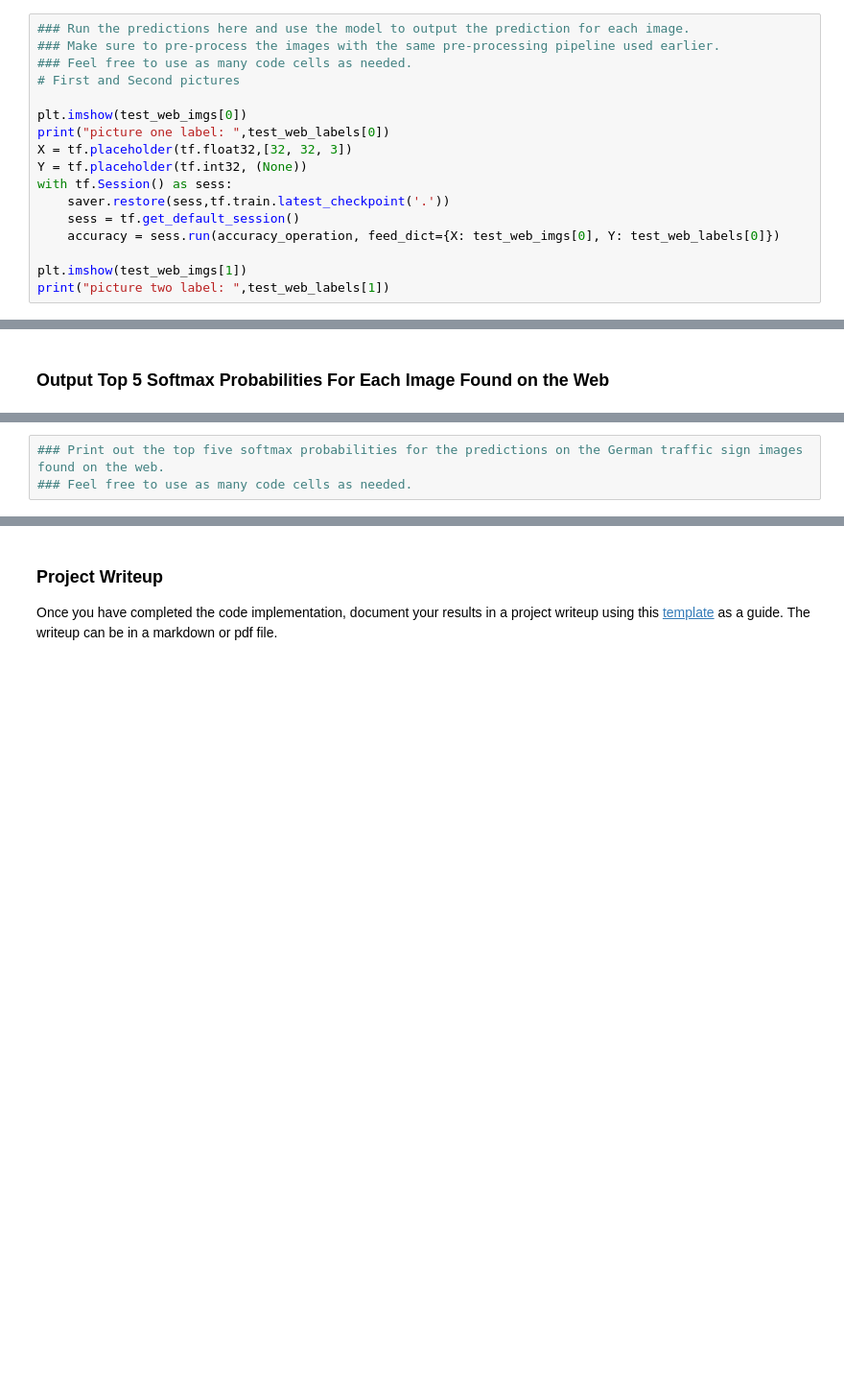
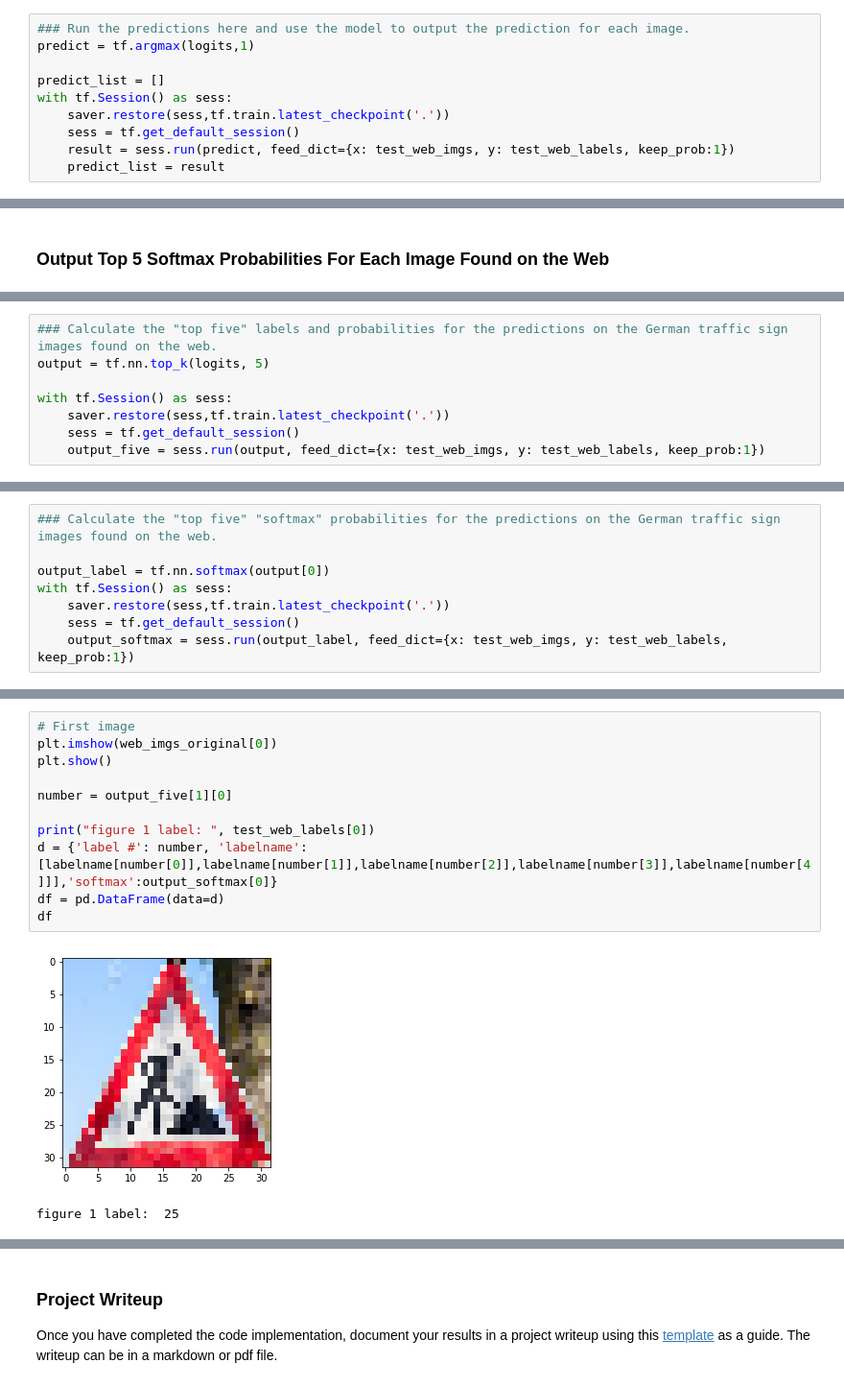
Before and after one commit to BoYuHuang1117/Practical-Autonomous, a Jupyter notebook: traffic sign/Traffic_Sign_Classifier.ipynb, the cells around one changed output, grey strips where cells are left out. Shown: that part at 96% size. Saved outputs shown, nothing was run; the diff lists cells and outputs as text; blank space fills up the shorter version.

```diff
--- a/traffic sign/Traffic_Sign_Classifier.ipynb
+++ b/traffic sign/Traffic_Sign_Classifier.ipynb
@@ -535,18 +499,11 @@ for path in web_img_paths:
 ### Predict the Sign Type for Each Image
 # %%
 ### Run the predictions here and use the model to output the prediction for each image.
-### Make sure to pre-process the images with the same pre-processing pipeline used earlier.
-### Feel free to use as many code cells as needed.
-# First and Second pictures
+predict = tf.argmax(logits,1)
 
-plt.imshow(test_web_imgs[0])
-print("picture one label: ",test_web_labels[0])
-X = tf.placeholder(tf.float32,[32, 32, 3])
-Y = tf.placeholder(tf.int32, (None))
+predict_list = []
 with tf.Session() as sess:
     saver.restore(sess,tf.train.latest_checkpoint('.'))
     sess = tf.get_default_session()
-    accuracy = sess.run(accuracy_operation, feed_dict={X: test_web_imgs[0], Y: test_web_labels[0]})
-
-plt.imshow(test_web_imgs[1])
-print("picture two label: ",test_web_labels[1])
+    result = sess.run(predict, feed_dict={x: test_web_imgs, y: test_web_labels, keep_prob:1})
+    predict_list = result
@@ -640,0 +629,8 @@ Looking just at the first row we get `[ 0.34763842,  0.24879643,  0.12789202]`,
+# %%
+### Calculate the "top five" labels and probabilities for the predictions on the German traffic sign images found on the web.
+output = tf.nn.top_k(logits, 5)
+
+with tf.Session() as sess:
+    saver.restore(sess,tf.train.latest_checkpoint('.'))
+    sess = tf.get_default_session()
+    output_five = sess.run(output, feed_dict={x: test_web_imgs, y: test_web_labels, keep_prob:1})
@@ -641,3 +639,8 @@ Looking just at the first row we get `[ 0.34763842,  0.24879643,  0.12789202]`,
 # %%
-### Print out the top five softmax probabilities for the predictions on the German traffic sign images found on the web.
-### Feel free to use as many code cells as needed.
+### Calculate the "top five" "softmax" probabilities for the predictions on the German traffic sign images found on the web.
+
+output_label = tf.nn.softmax(output[0])
+with tf.Session() as sess:
+    saver.restore(sess,tf.train.latest_checkpoint('.'))
+    sess = tf.get_default_session()
+    output_softmax = sess.run(output_label, feed_dict={x: test_web_imgs, y: test_web_labels, keep_prob:1})
@@ -643,0 +651,14 @@ Looking just at the first row we get `[ 0.34763842,  0.24879643,  0.12789202]`,
+# %%
+# First image
+plt.imshow(web_imgs_original[0])
+plt.show()
+
+number = output_five[1][0]
+
+print("figure 1 label: ", test_web_labels[0])
+d = {'label #': number, 'labelname': [labelname[number[0]],labelname[number[1]],labelname[number[2]],labelname[number[3]],labelname[number[4]]],'softmax':output_softmax[0]}
+df = pd.DataFrame(data=d)
+df
+# %% [output]
+[figure, added]
+figure 1 label:  25
```
Also changed, not shown: parts of 49 cells of this notebook, 5 other files.
